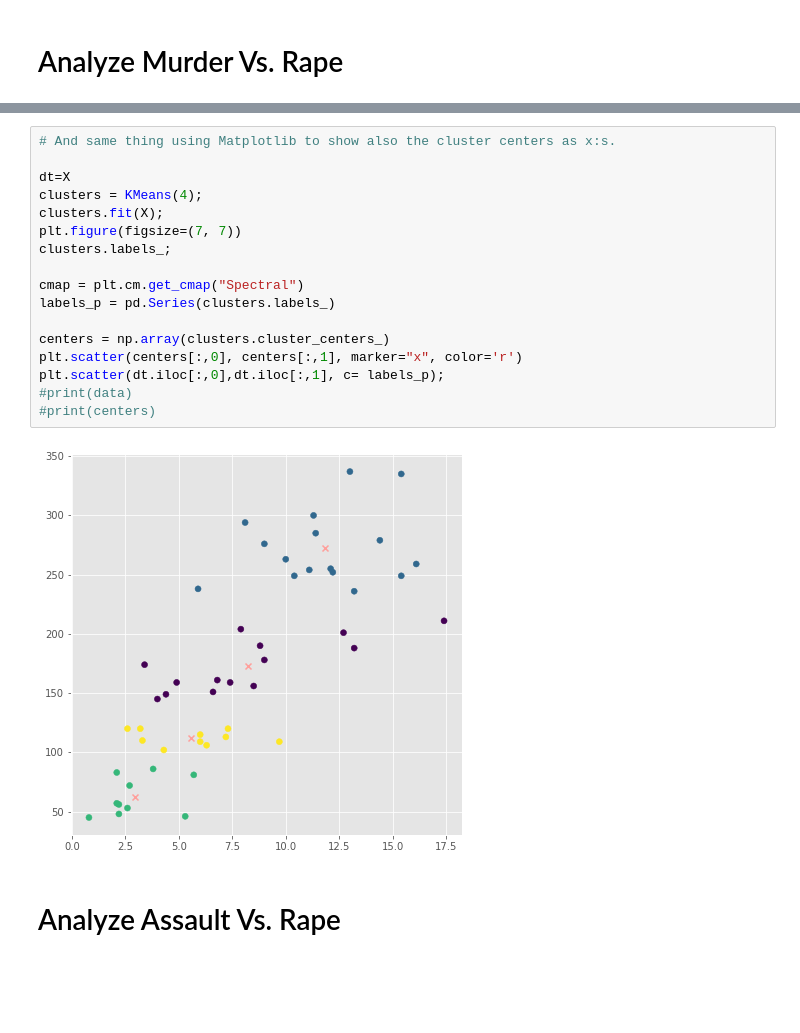
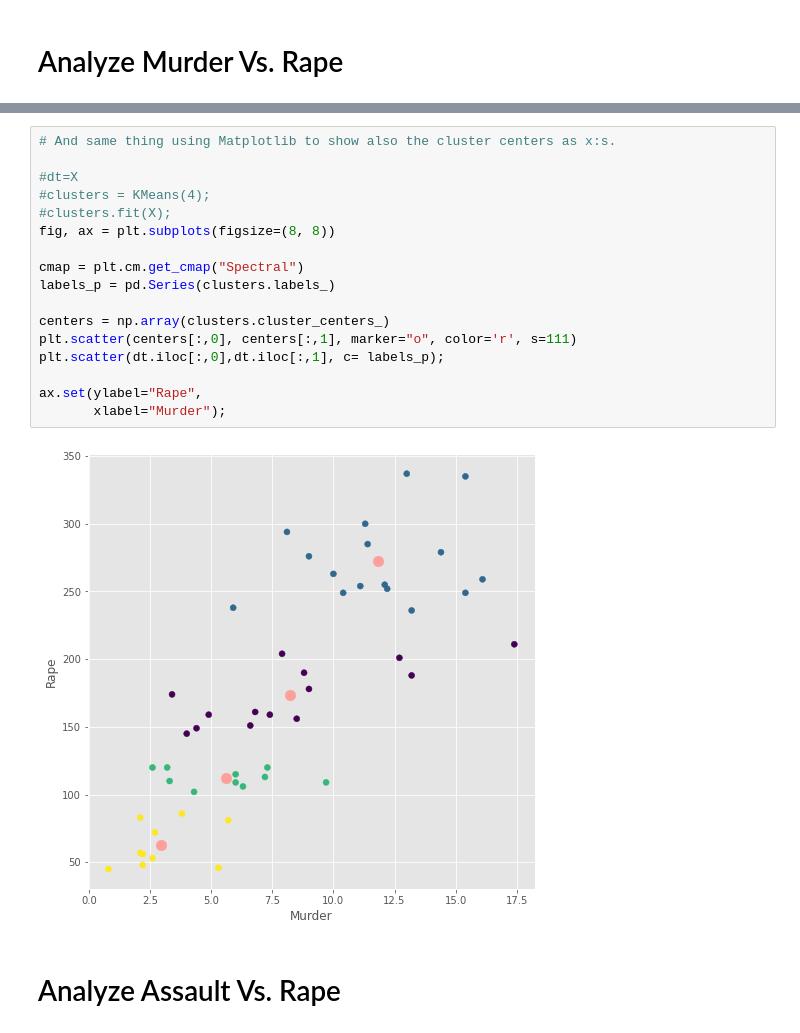
Before and after one commit to kelhoussaini/USA_Arrests, a Jupyter notebook: notebooks/Kmeans.ipynb, the cells around one changed output, grey strips where cells are left out. Drawn from its saved outputs; the diff is of its cells as text; blank space fills up the shorter version.

Commit message:
Kmeans done

```diff
--- a/notebooks/Kmeans.ipynb
+++ b/notebooks/Kmeans.ipynb
@@ -271,22 +292,22 @@ sns.lmplot( 'Murder','Rape',  data=data,
 # %%
 # And same thing using Matplotlib to show also the cluster centers as x:s.
 
-dt=X
-clusters = KMeans(4);
-clusters.fit(X);
-plt.figure(figsize=(7, 7))
-clusters.labels_;
+#dt=X
+#clusters = KMeans(4);
+#clusters.fit(X);
+fig, ax = plt.subplots(figsize=(8, 8))
 
 cmap = plt.cm.get_cmap("Spectral")
 labels_p = pd.Series(clusters.labels_)
 
 centers = np.array(clusters.cluster_centers_)
-plt.scatter(centers[:,0], centers[:,1], marker="x", color='r')
+plt.scatter(centers[:,0], centers[:,1], marker="o", color='r', s=111)
 plt.scatter(dt.iloc[:,0],dt.iloc[:,1], c= labels_p);
-#print(data)
-#print(centers)
+
+ax.set(ylabel="Rape",
+       xlabel="Murder");
 # %% [output]
-[figure, old version]
+[figure, new version]
 # %% [markdown]
 # Analyze Assault Vs. Rape
 # %%
```
Also changed, not shown: parts of 33 cells of this notebook.
